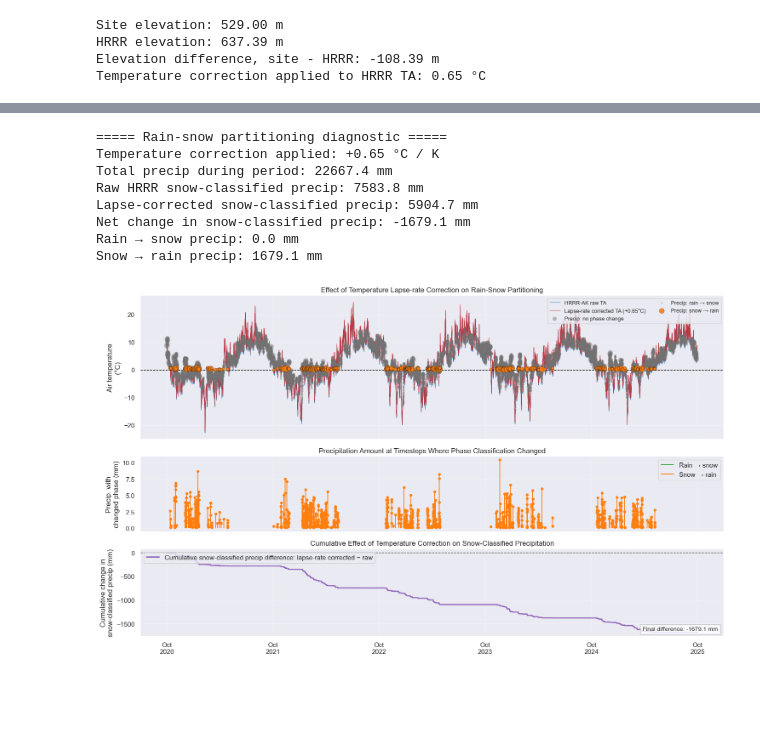
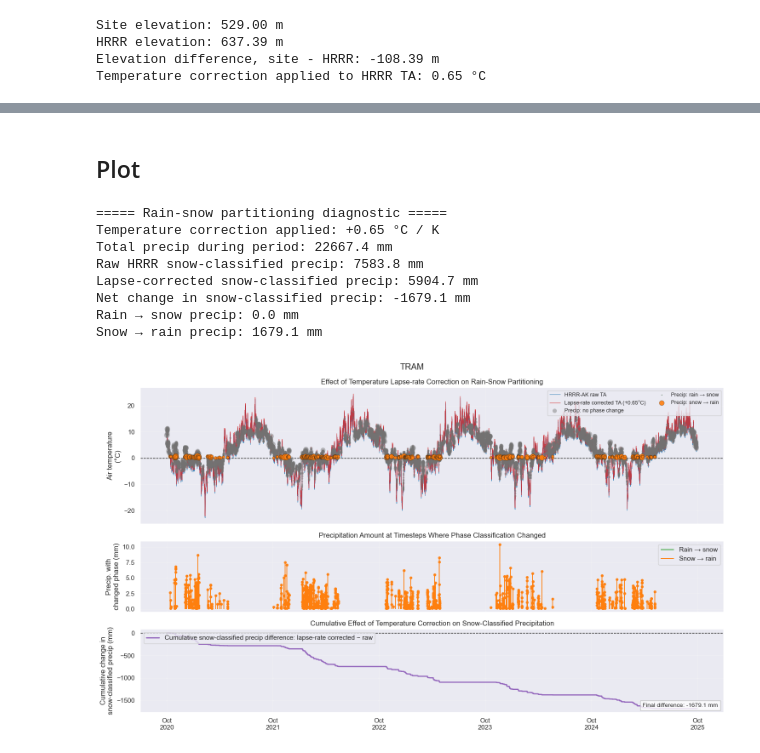
Before and after one commit to cassielumbrazo/snow_model_forcing, a Jupyter notebook: sites/tram/2_create_snowpack_smet_forcing_hrrrak_lapserate_tram_WY2020-WY2025.ipynb, the cells around one changed output, grey strips where cells are left out. Drawn from its saved outputs; the diff is of its cells as text; code cells hidden in the pictures; blank space fills up the shorter version.

```diff
--- a/sites/tram/2_create_snowpack_smet_forcing_hrrrak_lapserate_tram_WY2020-WY2025.ipynb
+++ b/sites/tram/2_create_snowpack_smet_forcing_hrrrak_lapserate_tram_WY2020-WY2025.ipynb
@@ -274,3 +379,5 @@ plt.show()
+# %% [markdown]
+## Plot
 # %%
 # =========================
 # RAIN-SNOW PARTITIONING DIAGNOSTIC FIGURE
@@ -525,31 +632,33 @@ ax3.grid(alpha=0.3)
 # Optional text annotation
 final_diff = df_part["cum_snow_difference"].iloc[-1]
 ax3.text(
     0.99,
     0.05,
     f"Final difference: {final_diff:+.1f} mm",
     transform=ax3.transAxes,
     ha="right",
     va="bottom",
     fontsize=10,
     bbox=dict(facecolor="white", edgecolor="0.7", alpha=0.8)
 )
 
 # -------------------------
 # FORMAT X-AXIS
 # -------------------------
 ax3.xaxis.set_major_locator(mdates.YearLocator(month=10))
 ax3.xaxis.set_major_formatter(mdates.DateFormatter("Oct\n%Y"))
 
+plt.suptitle('TRAM')
+
 plt.tight_layout()
 plt.show()
 # %% [output]
 ===== Rain-snow partitioning diagnostic =====
 Temperature correction applied: +0.65 °C / K
 Total precip during period: 22667.4 mm
 Raw HRRR snow-classified precip: 7583.8 mm
 Lapse-corrected snow-classified precip: 5904.7 mm
 Net change in snow-classified precip: -1679.1 mm
 Rain → snow precip: 0.0 mm
 Snow → rain precip: 1679.1 mm
-[figure, old version]
+[figure, new version]
```
Also changed, not shown: parts of 3 cells of this notebook, 4 other files.
